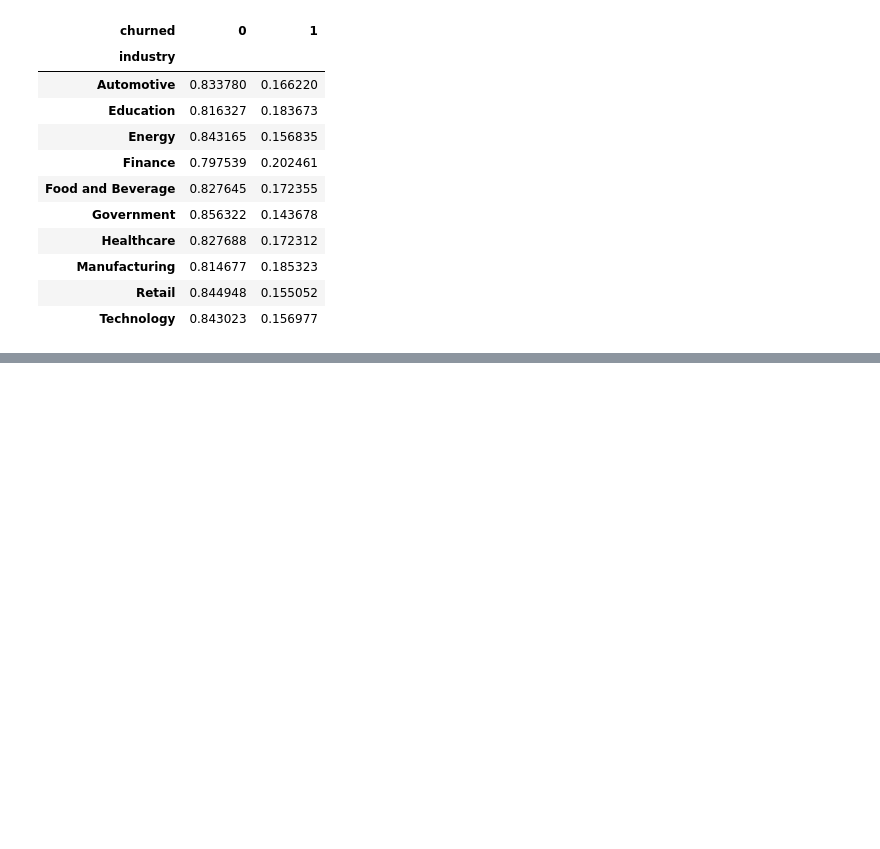
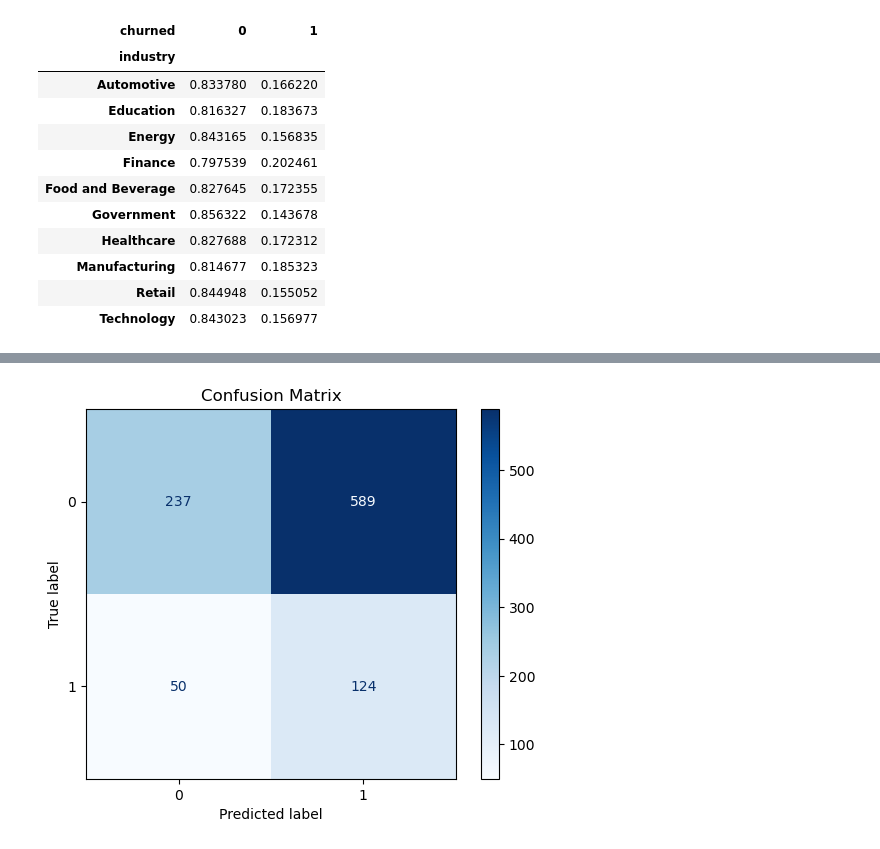
Before and after one commit to YI75/Renewal_Prediction_ML_Project, a Jupyter notebook: renewals.ipynb, the cells around one changed output, grey strips where cells are left out. Saved outputs shown, nothing was run; the diff lists cells and outputs as text; code cells hidden in the pictures; blank space fills up the shorter version.

```diff
--- a/renewals.ipynb
+++ b/renewals.ipynb
@@ -279,3 +313 @@ X_reduced = pd.DataFrame(var_thres.fit_transform(X_preprocessed), columns=X_prep
-# %%
-X_train, X_test, y_train, y_test = train_test_split.train_test_split(X_reduced, y, test_size=0.2, random_state=42)
 # %% [markdown]
@@ -288,10 +318,16 @@ params = {'penalty': ['l1', 'l2'],
 # %%
-log_classifier = LogisticRegression(solver='liblinear')
+# Hyperparameters Tuning to optimize Logistic Regression model
+params = {'penalty': ['l1', 'l2'], 'C': np.logspace(-10, 10, 10)}
 
-log_classifier_tuned = RandomizedSearchCV(estimator=log_classifier,
-                                          param_distributions=params)
+log_classifier = LogisticRegression(solver='liblinear', class_weight='balanced')
+
+log_classifier_tuned = GridSearchCV(estimator=log_classifier, param_grid=params, cv=5, scoring='f1')
 # %%
-log_classifier_tuned.fit(X_train, y_train)
+# Fit the model with the training data + Look at best parameters
+X_train_transformed = full_pipeline.fit_transform(X_train)
+X_test_transformed = full_pipeline.transform(X_test)
+
+log_classifier_tuned.fit(X_train_transformed, y_train)
 
 log_classifier_tuned.best_params_
 # %% [output]
@@ -304,0 +345,4 @@ best_model.score(X_test, y_test)
+# %%
+y_pred = best_model.predict(X_test_transformed)
+print(classification_report(y_test, y_pred))
+print("Confusion Matrix:\n", confusion_matrix(y_test, y_pred))
@@ -304,0 +362,9 @@ best_model.score(X_test, y_test)
+# %%
+disp = ConfusionMatrixDisplay(confusion_matrix=confusion_matrix(y_test, y_pred))
+
+# Plot the matrix
+disp.plot(cmap=plt.cm.Blues) # cmap sets the color scheme (e.g., 'viridis', 'Reds')
+plt.title("Confusion Matrix")
+plt.show()
+# %% [output]
+[figure, added]
```
Also changed, not shown: parts of 34 cells of this notebook.
